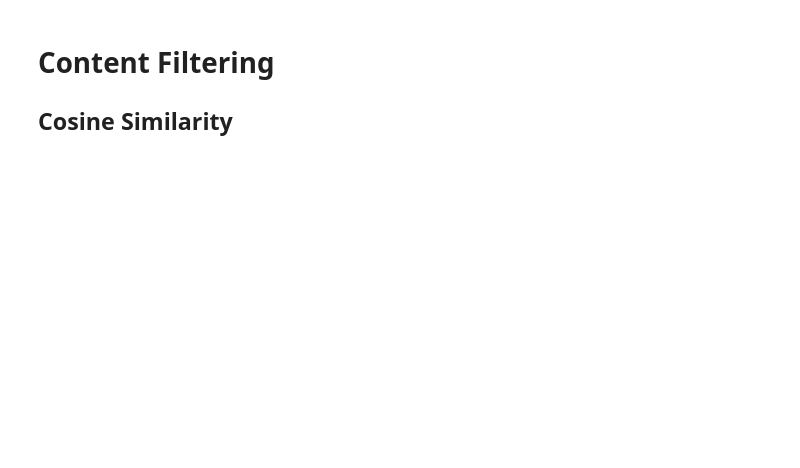
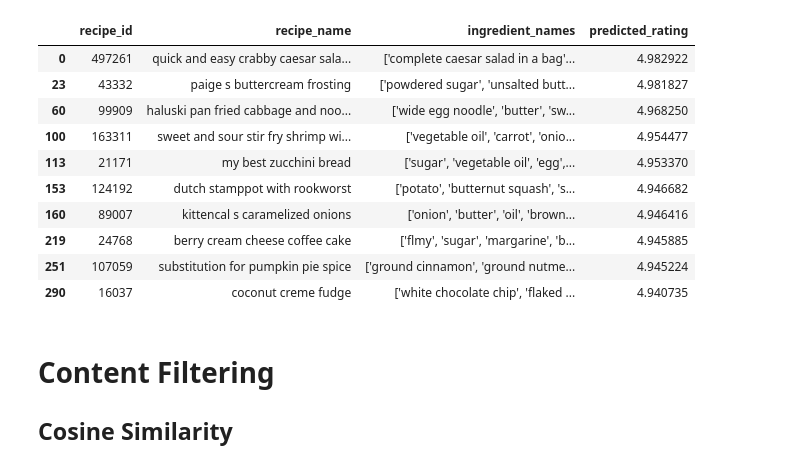
Before and after one commit to AnaqiAmir/FlavorFusion, a Jupyter notebook: recommendation_model.ipynb, the cells around one changed output. Cells and saved outputs as stored; diff of their text form; code cells hidden in the pictures; blank space fills up the shorter version.

```diff
--- a/recommendation_model.ipynb
+++ b/recommendation_model.ipynb
@@ -58,0 +61,17 @@ print(rescaled_scores)
+# %%
+# Sim options for KNNBasic
+sim_options = {
+    'name': 'pearson',   # Use pearson similarity (other options: 'cosine', 'pearson_baseline')
+    'user_based': True,  # Set to True for user-user similarity, False for item-item similarity
+    'min_support': 5     # Set similarity=0 for users that have less than 5 common items with user i
+}
+
+# Initialize KNNBasic using sim_options
+algo = KNNBasic(k=100, min_k=20, sim_options=sim_options)
+
+# Train and test
+algo.fit(trainset)
+preds = algo.test(testset)
+
+# Evaluate
+rmse(preds), mse(preds), mae(preds), fcp(preds)
@@ -58,0 +122,10 @@ print(rescaled_scores)
+# %%
+# Train SVD model
+svd = SVD(n_factors=5, n_epochs=100, lr_all=0.001, reg_all=0.1, random_state=42)  # rmse=0.9116
+svd.fit(trainset)
+
+# Evaluate the model
+preds = svd.test(testset)
+
+# Evaluate
+rmse(preds), mse(preds), mae(preds), fcp(preds)
@@ -59,6 +141,6 @@ print(rescaled_scores)
 # %%
 # Get recommendations for a specific user
-def recommend_recipes(model, user_id, df, num_recommendations=20):
+def recommend_recipes(model, user_id, df, num_recommendations=10):
     """
     Generate recipe recommendations for a given user.
 
@@ -69,35 +151,48 @@ def recommend_recipes(model, user_id, df, num_recommendations=20):
     - num_recommendations: Number of recommendations to return.
 
     Returns:
     - DataFrame with top recommended recipes.
     """
     # Get all recipe IDs
     all_recipes = df['recipe_id'].unique()
 
     # Get recipes the user has already rated
     rated_recipes = df[df['user_id'] == user_id]['recipe_id'].values
 
     # Get recipes the user has NOT rated
     unrated_recipes = [recipe for recipe in all_recipes if recipe not in rated_recipes]
 
     # Predict ratings for unrated recipes
     predictions = []
     for recipe_id in unrated_recipes:
         pred = model.predict(user_id, recipe_id)
         predictions.append((recipe_id, pred.est))
 
     # Sort predictions by estimated rating
     top_recommendations = sorted(predictions, key=lambda x: x[1], reverse=True)[:num_recommendations]
 
     # Convert to DataFrame for better visualization
     recommended_df = pd.DataFrame(top_recommendations, columns=['recipe_id', 'predicted_rating'])
 
-    # Get recipe_name and ingredients
-    #recommended_df = pd.merge(df, recommended_df, how='left', left_on='recipe_id', right_on='recipe_id')
-    #recommended_df = recommended_df[['recipe_id','recipe_name','ingredient_names','predicted_rating']]
+    # Get recipe_name and ingredient_names
+    recommended_df = pd.merge(recommended_df, df, how='left', left_on='recipe_id', right_on='recipe_id')
+    recommended_df = recommended_df.drop_duplicates(subset=['recipe_id', 'recipe_name', 'ingredient_names','predicted_rating'],keep='first')
+    recommended_df = recommended_df[['recipe_id','recipe_name','ingredient_names','predicted_rating']]
 
     return recommended_df
 
 # Example usage:
-user_id = 2046  # Replace with a user ID from your dataset
-recommendations = recommend_recipes(svd, user_id, df_interactions_train)
+user_id = 354714
+recommend_recipes(svd, user_id, df_interactions_train)
+# %% [output]
+|  | recipe_id | recipe_name | ingredient_names | predicted_rating |
+| 0 | 497261 | quick and easy crabby caesar sala... | ['complete caesar salad in a bag'... | 4.982922 |
+| 23 | 43332 | paige s buttercream frosting | ['powdered sugar', 'unsalted butt... | 4.981827 |
+| 60 | 99909 | haluski pan fried cabbage and noo... | ['wide egg noodle', 'butter', 'sw... | 4.968250 |
+| 100 | 163311 | sweet and sour stir fry shrimp wi... | ['vegetable oil', 'carrot', 'onio... | 4.954477 |
+| 113 | 21171 | my best zucchini bread | ['sugar', 'vegetable oil', 'egg',... | 4.953370 |
+| 153 | 124192 | dutch stamppot with rookworst | ['potato', 'butternut squash', 's... | 4.946682 |
+| 160 | 89007 | kittencal s caramelized onions | ['onion', 'butter', 'oil', 'brown... | 4.946416 |
+| 219 | 24768 | berry cream cheese coffee cake | ['flmy', 'sugar', 'margarine', 'b... | 4.945885 |
+| 251 | 107059 | substitution for pumpkin pie spice | ['ground cinnamon', 'ground nutme... | 4.945224 |
+| 290 | 16037 | coconut creme fudge | ['white chocolate chip', 'flaked ... | 4.940735 |
```
Also changed, not shown: parts of 21 cells of this notebook, 1 other file.
